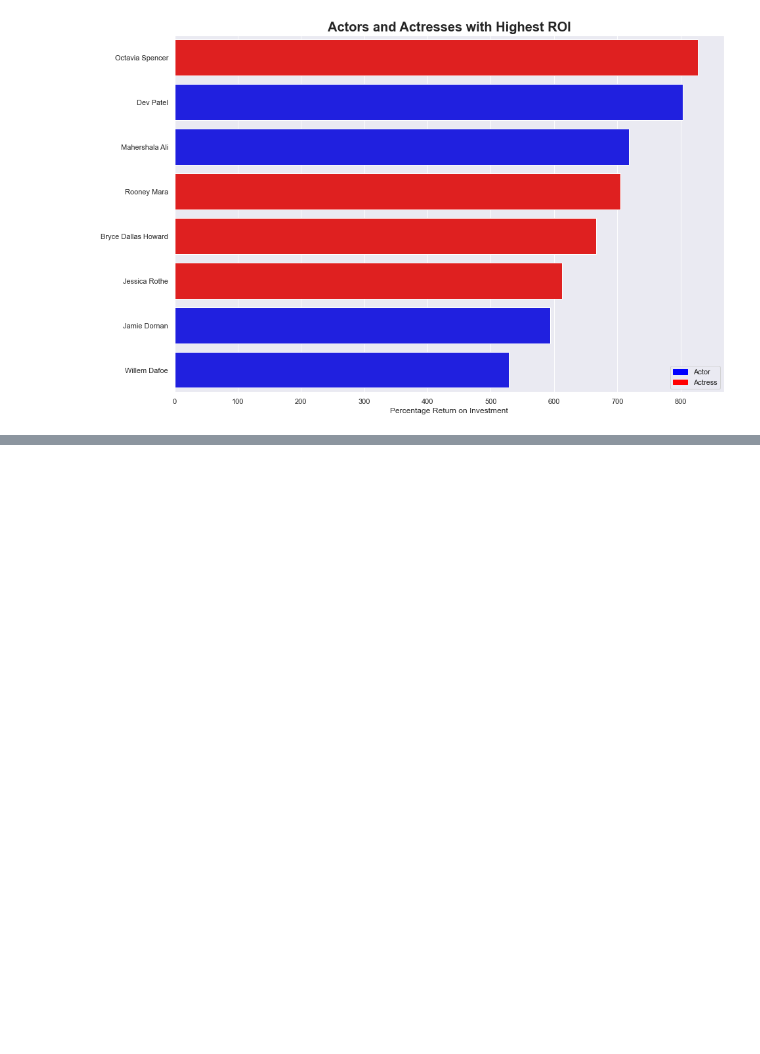
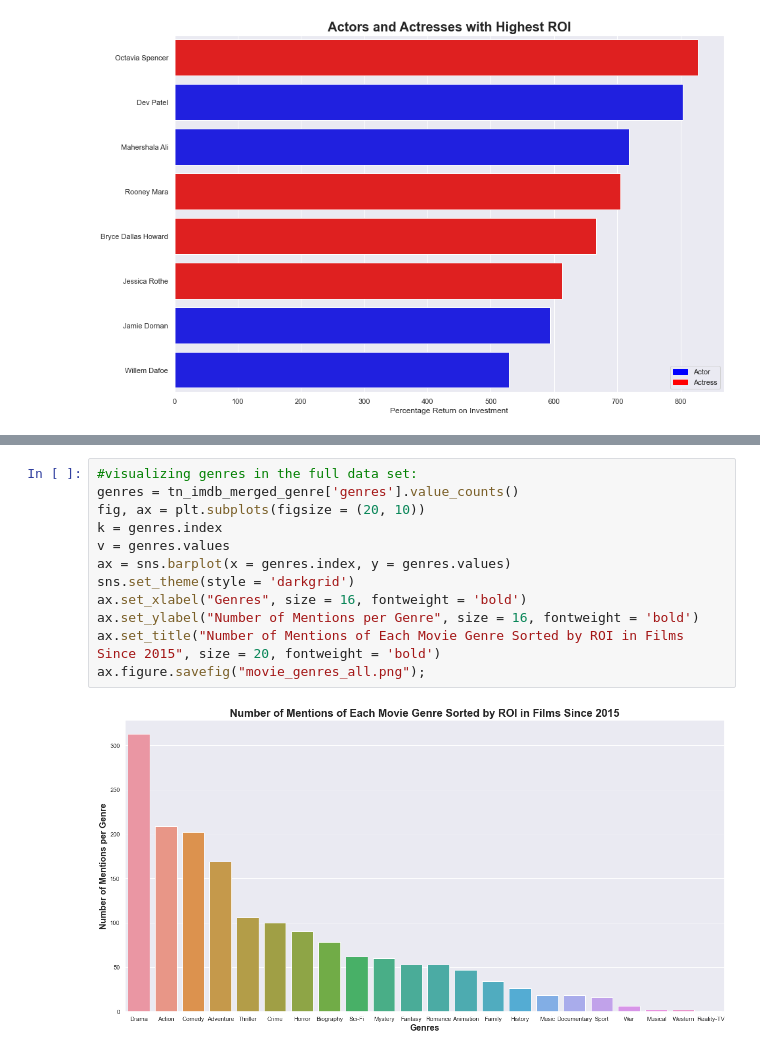
Before and after one commit to garrettwilliams90/Movie_Analysis_Project, a Jupyter notebook: Earth_Movie_Analysis_Project.ipynb, the cells around one changed output, grey strips where cells are left out. Drawn from its saved outputs; the diff is of its cells as text; blank space fills up the shorter version.

```diff
--- a/Earth_Movie_Analysis_Project.ipynb
+++ b/Earth_Movie_Analysis_Project.ipynb
@@ -432,0 +665,14 @@ ax.figure.savefig("Actors.png");
+# %%
+#visualizing genres in the full data set:
+genres = tn_imdb_merged_genre['genres'].value_counts()
+fig, ax = plt.subplots(figsize = (20, 10))
+k = genres.index
+v = genres.values
+ax = sns.barplot(x = genres.index, y = genres.values)
+sns.set_theme(style = 'darkgrid')
+ax.set_xlabel("Genres", size = 16, fontweight = 'bold')
+ax.set_ylabel("Number of Mentions per Genre", size = 16, fontweight = 'bold')
+ax.set_title("Number of Mentions of Each Movie Genre Sorted by ROI in Films Since 2015", size = 20, fontweight = 'bold')
+ax.figure.savefig("movie_genres_all.png");
+# %% [output]
+[figure, added]
```
Also changed, not shown: parts of 41 cells of this notebook.
